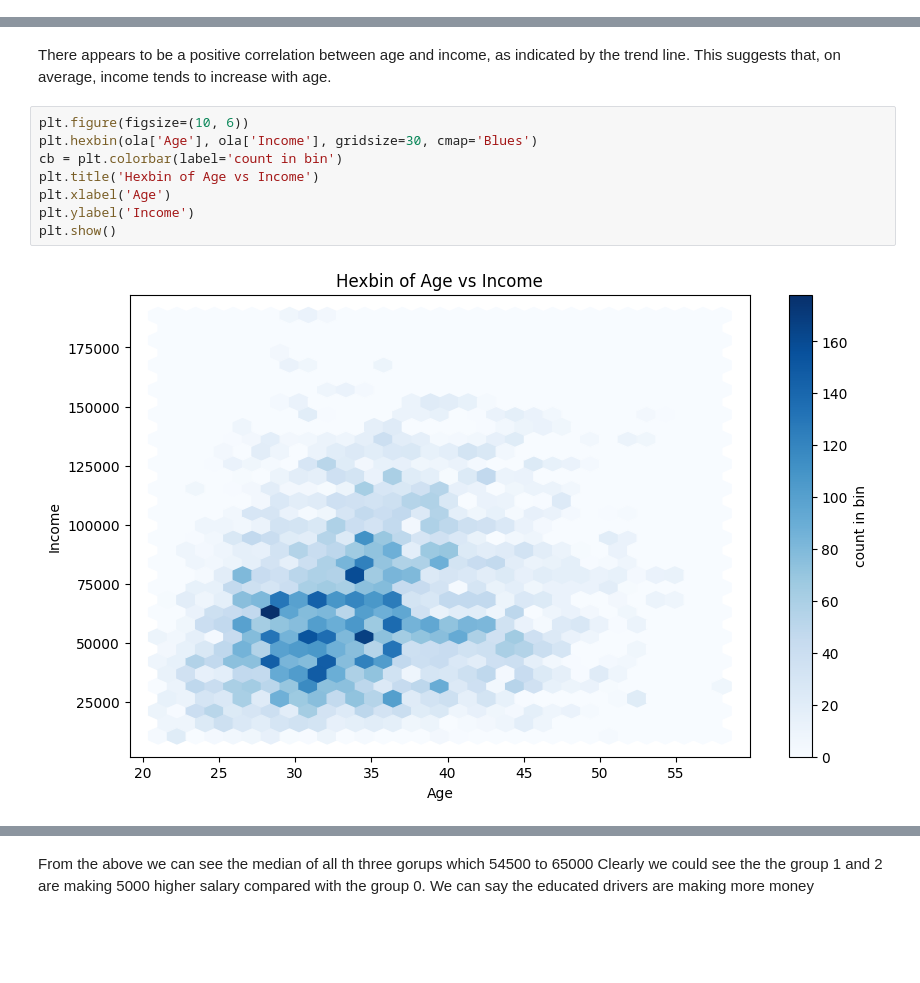
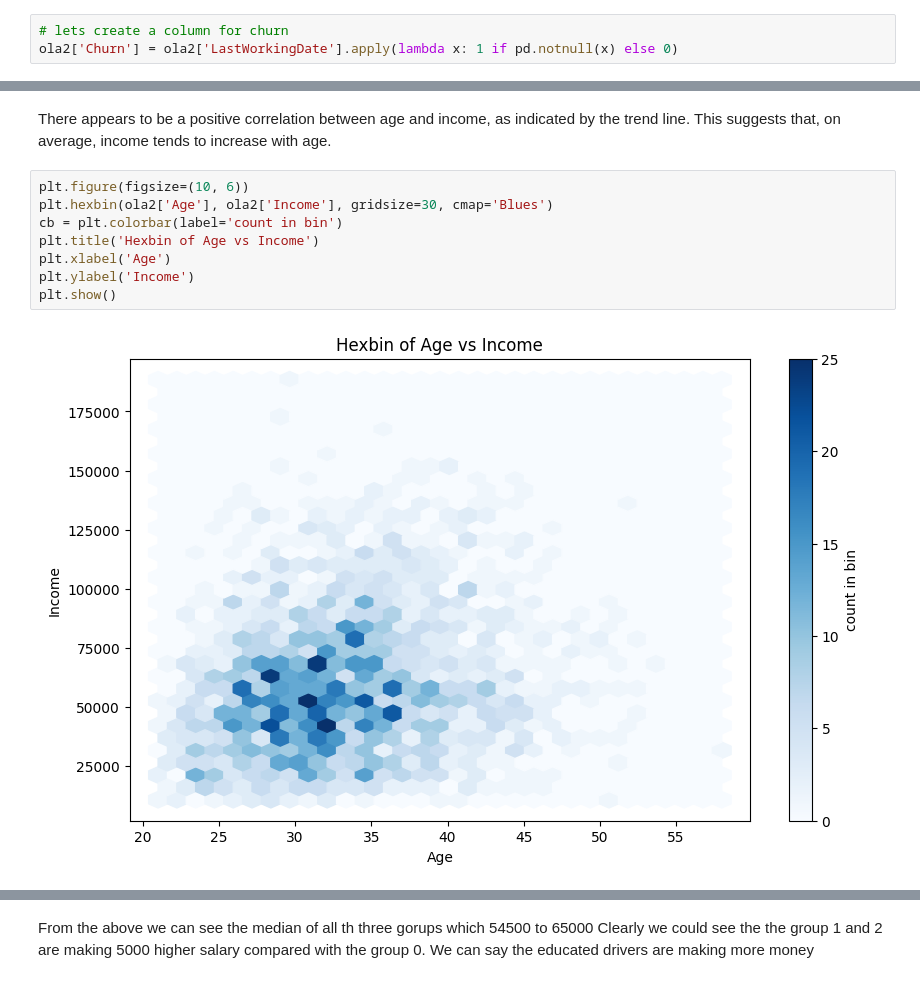
Before and after one commit to ArivalaganRaghavan/OLAensemble, a Jupyter notebook: OLA.ipynb, the cells around one changed output, grey strips where cells are left out. Cells and saved outputs as stored; diff of their text form; blank space fills up the shorter version.

```diff
--- a/OLA.ipynb
+++ b/OLA.ipynb
@@ -372,0 +392,3 @@ We have identified that there are 3 columns Age, Gender and Last working days ha
+# %%
+# lets create a column for churn
+ola2['Churn'] = ola2['LastWorkingDate'].apply(lambda x: 1 if pd.notnull(x) else 0)
@@ -491,13 +537,13 @@ plt.show()
 There appears to be a positive correlation between age and income, as indicated by the trend line. This suggests that, on average, income tends to increase with age.
 # %%
 plt.figure(figsize=(10, 6))
-plt.hexbin(ola['Age'], ola['Income'], gridsize=30, cmap='Blues')
+plt.hexbin(ola2['Age'], ola2['Income'], gridsize=30, cmap='Blues')
 cb = plt.colorbar(label='count in bin')
 plt.title('Hexbin of Age vs Income')
 plt.xlabel('Age')
 plt.ylabel('Income')
 plt.show()
 # %% [output]
-[figure, old version]
+[figure, new version]
 # %%
 plt.figure(figsize=(10, 6))
```
Also changed, not shown: parts of 35 cells of this notebook.
